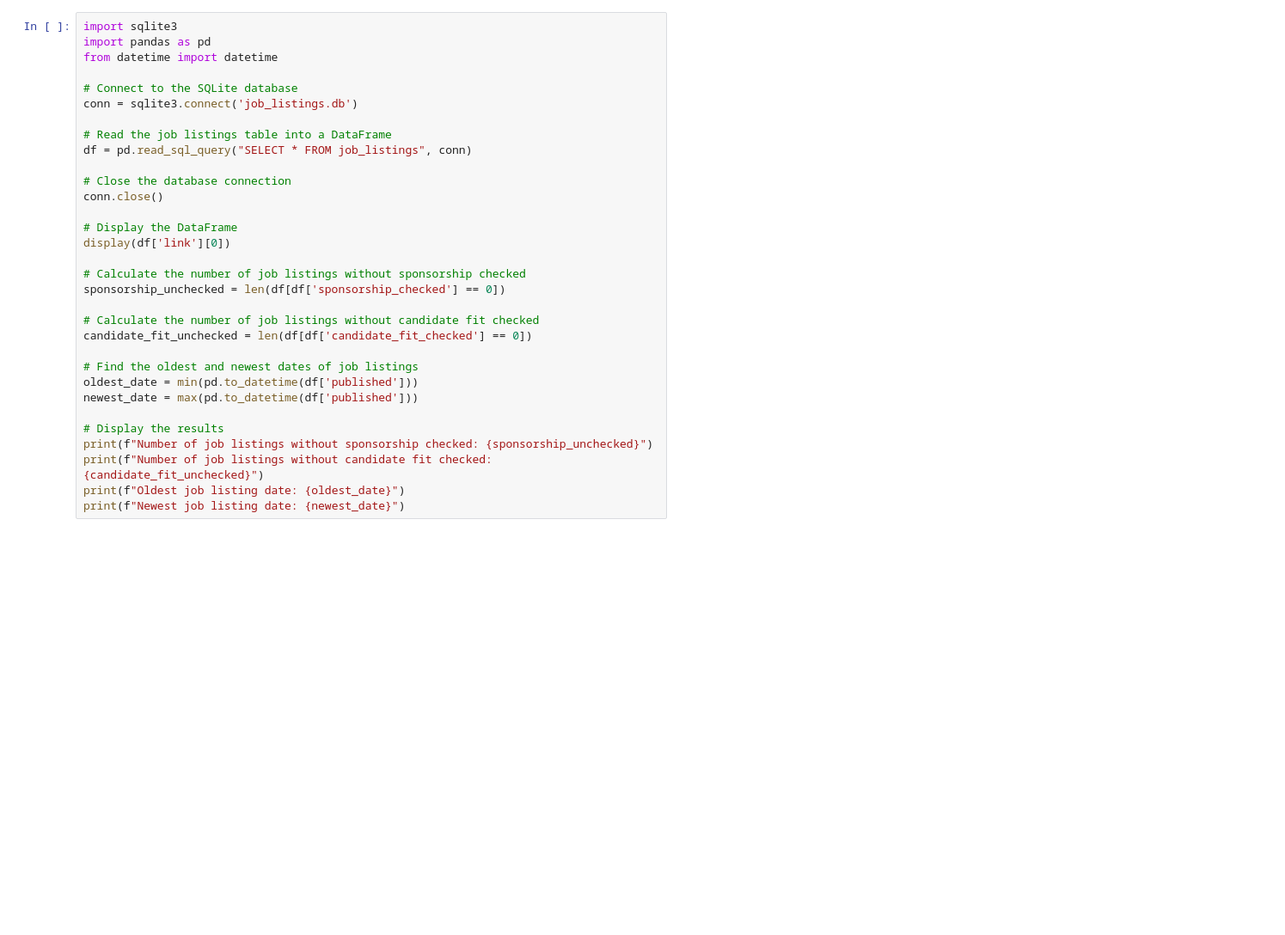
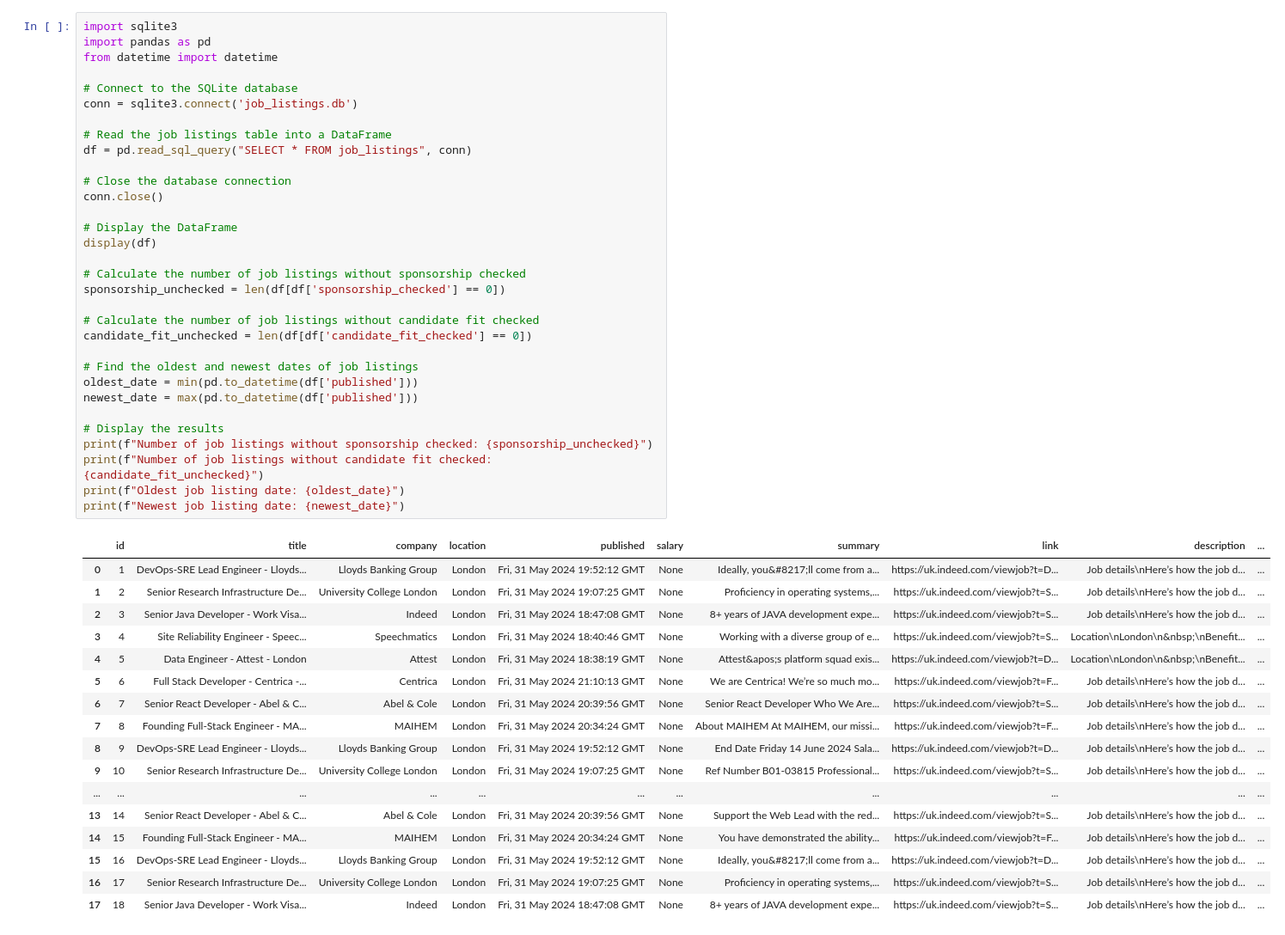
Before and after one commit to justindachille/Fit-Finder, a Jupyter notebook: open.ipynb, the cells around one changed output. Shown: that part at 86% size. Cells and saved outputs as stored; diff of their text form; blank space fills up the shorter version.

```diff
--- a/open.ipynb
+++ b/open.ipynb
@@ -51,31 +51,48 @@ import sqlite3
 import pandas as pd
 from datetime import datetime
 
 # Connect to the SQLite database
 conn = sqlite3.connect('job_listings.db')
 
 # Read the job listings table into a DataFrame
 df = pd.read_sql_query("SELECT * FROM job_listings", conn)
 
 # Close the database connection
 conn.close()
 
 # Display the DataFrame
-display(df['link'][0])
+display(df)
 
 # Calculate the number of job listings without sponsorship checked
 sponsorship_unchecked = len(df[df['sponsorship_checked'] == 0])
 
 # Calculate the number of job listings without candidate fit checked
 candidate_fit_unchecked = len(df[df['candidate_fit_checked'] == 0])
 
 # Find the oldest and newest dates of job listings
 oldest_date = min(pd.to_datetime(df['published']))
 newest_date = max(pd.to_datetime(df['published']))
 
 # Display the results
 print(f"Number of job listings without sponsorship checked: {sponsorship_unchecked}")
 print(f"Number of job listings without candidate fit checked: {candidate_fit_unchecked}")
 print(f"Oldest job listing date: {oldest_date}")
 print(f"Newest job listing date: {newest_date}")
 # %% [output]
+|  | id | title | company | location | published | salary | summary | link | description | ... |
+| 0 | 1 | DevOps-SRE Lead Engineer - Lloyds... | Lloyds Banking Group | London | Fri, 31 May 2024 19:52:12 GMT | None | Ideally, you&#8217;ll come from a... | https://uk.indeed.com/viewjob?t=D... | Job details\nHere’s how the job d... | ... |
+| 1 | 2 | Senior Research Infrastructure De... | University College London | London | Fri, 31 May 2024 19:07:25 GMT | None | Proficiency in operating systems,... | https://uk.indeed.com/viewjob?t=S... | Job details\nHere’s how the job d... | ... |
+| 2 | 3 | Senior Java Developer - Work Visa... | Indeed | London | Fri, 31 May 2024 18:47:08 GMT | None | 8+ years of JAVA development expe... | https://uk.indeed.com/viewjob?t=S... | Job details\nHere’s how the job d... | ... |
+| 3 | 4 | Site Reliability Engineer - Speec... | Speechmatics | London | Fri, 31 May 2024 18:40:46 GMT | None | Working with a diverse group of e... | https://uk.indeed.com/viewjob?t=S... | Location\nLondon\n&nbsp;\nBenefit... | ... |
+| 4 | 5 | Data Engineer - Attest - London | Attest | London | Fri, 31 May 2024 18:38:19 GMT | None | Attest&apos;s platform squad exis... | https://uk.indeed.com/viewjob?t=D... | Location\nLondon\n&nbsp;\nBenefit... | ... |
+| 5 | 6 | Full Stack Developer - Centrica -... | Centrica | London | Fri, 31 May 2024 21:10:13 GMT | None | We are Centrica! We’re so much mo... | https://uk.indeed.com/viewjob?t=F... | Job details\nHere’s how the job d... | ... |
+| 6 | 7 | Senior React Developer - Abel & C... | Abel & Cole | London | Fri, 31 May 2024 20:39:56 GMT | None | Senior React Developer Who We Are... | https://uk.indeed.com/viewjob?t=S... | Job details\nHere’s how the job d... | ... |
+| 7 | 8 | Founding Full-Stack Engineer - MA... | MAIHEM | London | Fri, 31 May 2024 20:34:24 GMT | None | About MAIHEM At MAIHEM, our missi... | https://uk.indeed.com/viewjob?t=F... | Job details\nHere’s how the job d... | ... |
+| 8 | 9 | DevOps-SRE Lead Engineer - Lloyds... | Lloyds Banking Group | London | Fri, 31 May 2024 19:52:12 GMT | None | End Date Friday 14 June 2024 Sala... | https://uk.indeed.com/viewjob?t=D... | Job details\nHere’s how the job d... | ... |
+| 9 | 10 | Senior Research Infrastructure De... | University College London | London | Fri, 31 May 2024 19:07:25 GMT | None | Ref Number B01-03815 Professional... | https://uk.indeed.com/viewjob?t=S... | Job details\nHere’s how the job d... | ... |
+| ... | ... | ... | ... | ... | ... | ... | ... | ... | ... | ... |
+| 13 | 14 | Senior React Developer - Abel & C... | Abel & Cole | London | Fri, 31 May 2024 20:39:56 GMT | None | Support the Web Lead with the red... | https://uk.indeed.com/viewjob?t=S... | Job details\nHere’s how the job d... | ... |
+| 14 | 15 | Founding Full-Stack Engineer - MA... | MAIHEM | London | Fri, 31 May 2024 20:34:24 GMT | None | You have demonstrated the ability... | https://uk.indeed.com/viewjob?t=F... | Job details\nHere’s how the job d... | ... |
+| 15 | 16 | DevOps-SRE Lead Engineer - Lloyds... | Lloyds Banking Group | London | Fri, 31 May 2024 19:52:12 GMT | None | Ideally, you&#8217;ll come from a... | https://uk.indeed.com/viewjob?t=D... | Job details\nHere’s how the job d... | ... |
+| 16 | 17 | Senior Research Infrastructure De... | University College London | London | Fri, 31 May 2024 19:07:25 GMT | None | Proficiency in operating systems,... | https://uk.indeed.com/viewjob?t=S... | Job details\nHere’s how the job d... | ... |
+| 17 | 18 | Senior Java Developer - Work Visa... | Indeed | London | Fri, 31 May 2024 18:47:08 GMT | None | 8+ years of JAVA development expe... | https://uk.indeed.com/viewjob?t=S... | Job details\nHere’s how the job d... | ... |
```
Also changed, not shown: parts of 1 cell of this notebook, 10 other files.
